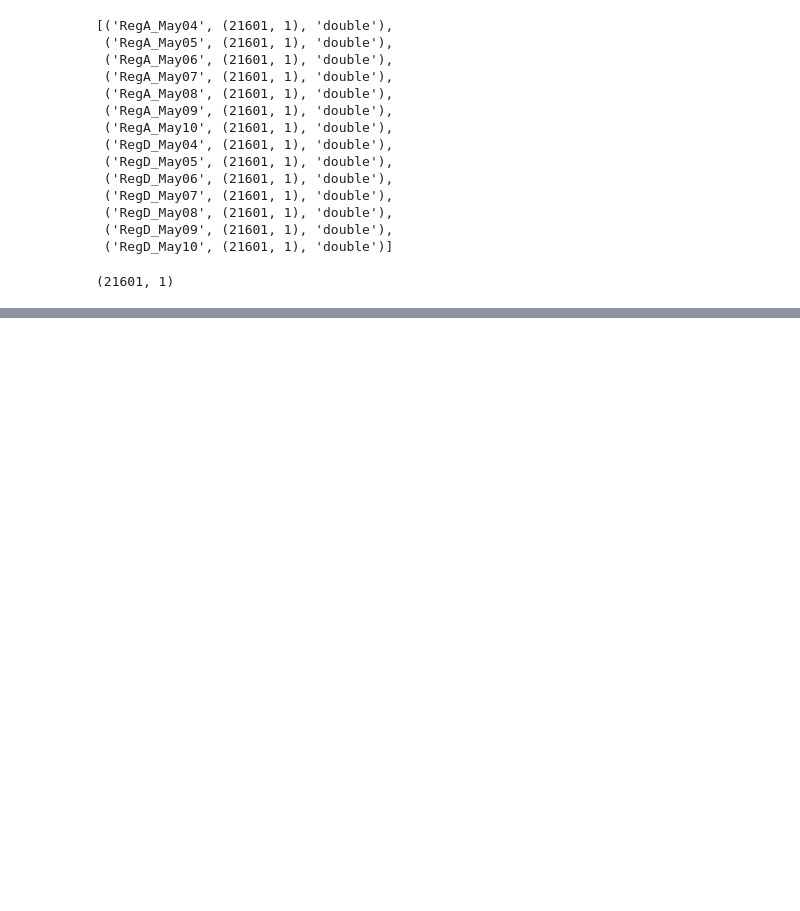
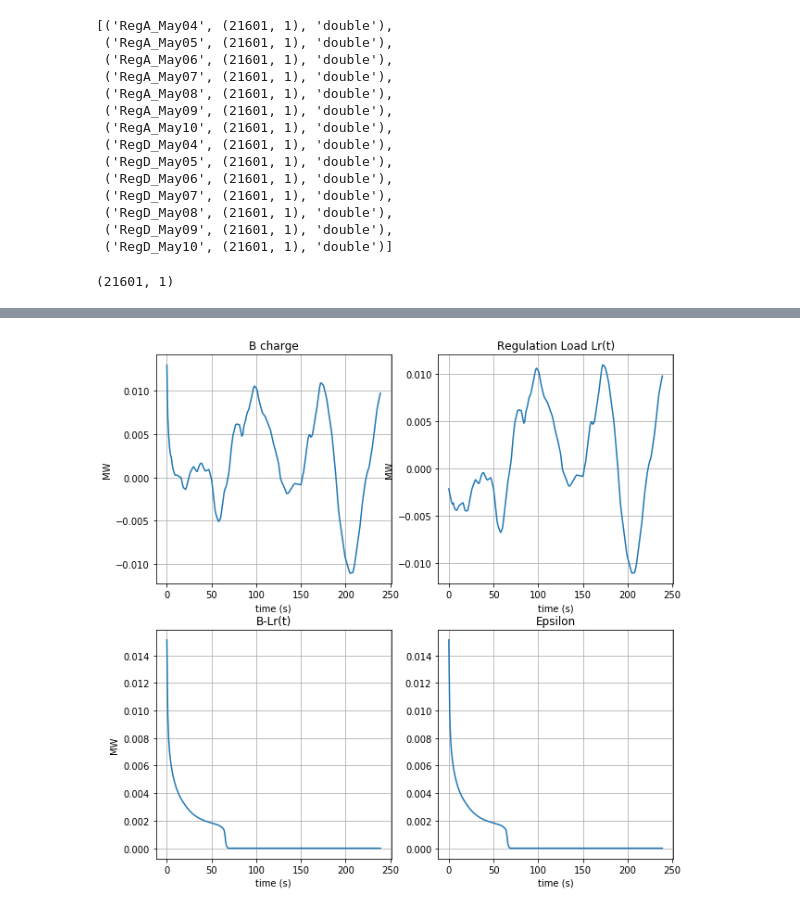
Before and after one commit to Thanosro/py_graphs, a Jupyter notebook: freq_regulation.ipynb, the cells around one changed output, grey strips where cells are left out. Saved outputs shown, nothing was run; the diff lists cells and outputs as text; code cells hidden in the pictures; blank space fills up the shorter version.

```diff
--- a/freq_regulation.ipynb
+++ b/freq_regulation.ipynb
@@ -78,0 +80,36 @@ plt.show()
+# %%
+fig = plt.figure(100)
+fig.subplots_adjust(hspace=0.2, wspace=0.2)
+fig.set_figheight(10)
+fig.set_figwidth(10)
+plt.subplot(221)
+plt.plot(Bt.value)
+plt.xlabel('time (s)')
+plt.ylabel('MW')
+plt.title('B charge')
+plt.grid(True)
+
+plt.subplot(222)
+plt.plot(L*regD)
+plt.xlabel('time (s)')
+plt.ylabel('MW')
+plt.title('Regulation Load Lr(t)')
+plt.grid(True)
+
+plt.subplot(223)
+plt.plot(Bt.value - L*regD)
+plt.xlabel('time (s)')
+plt.ylabel('MW')
+plt.title('B-Lr(t)')
+plt.grid(True)
+
+plt.subplot(224)
+plt.plot(epsilon.value)
+plt.xlabel('time (s)')
+# plt.ylabel('MW')
+plt.title('Epsilon')
+plt.grid(True)
+
+plt.show()
+# %% [output]
+[figure, added]
```
Also changed, not shown: parts of 5 cells of this notebook.
